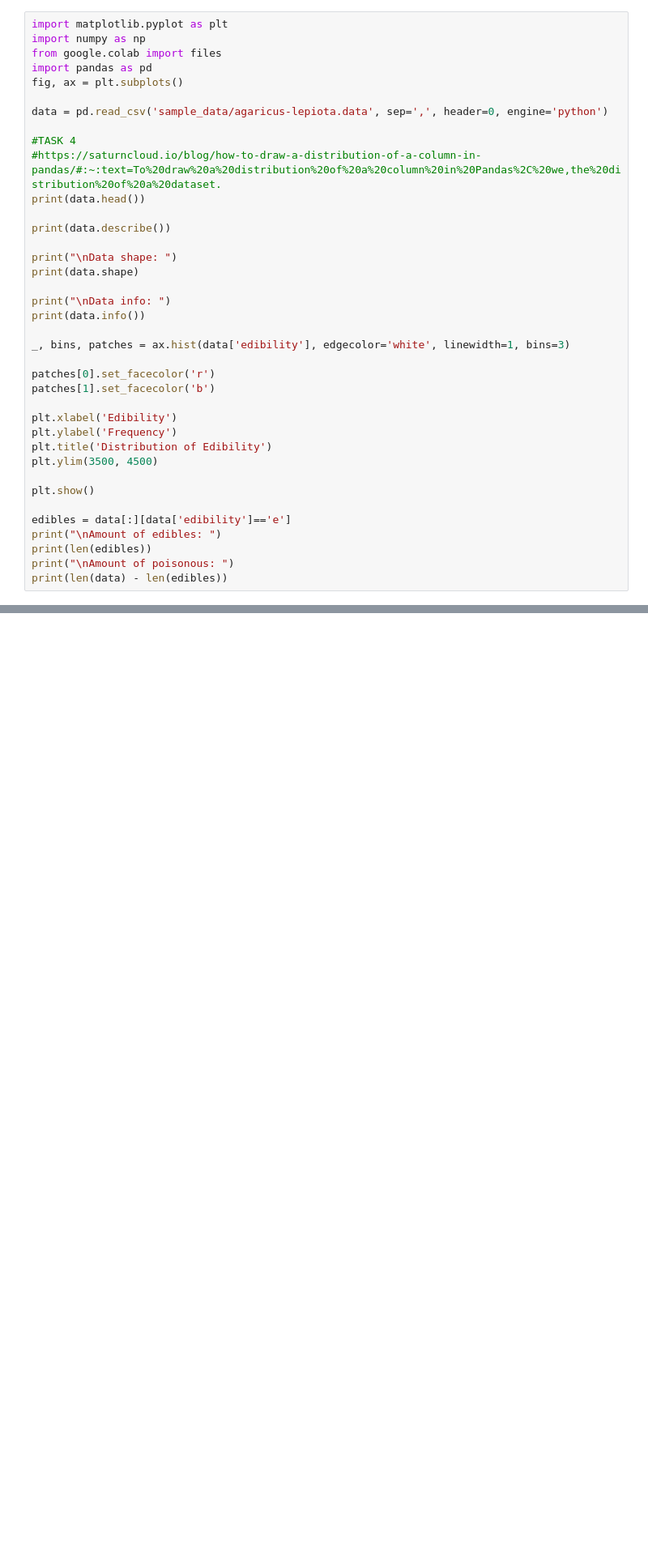
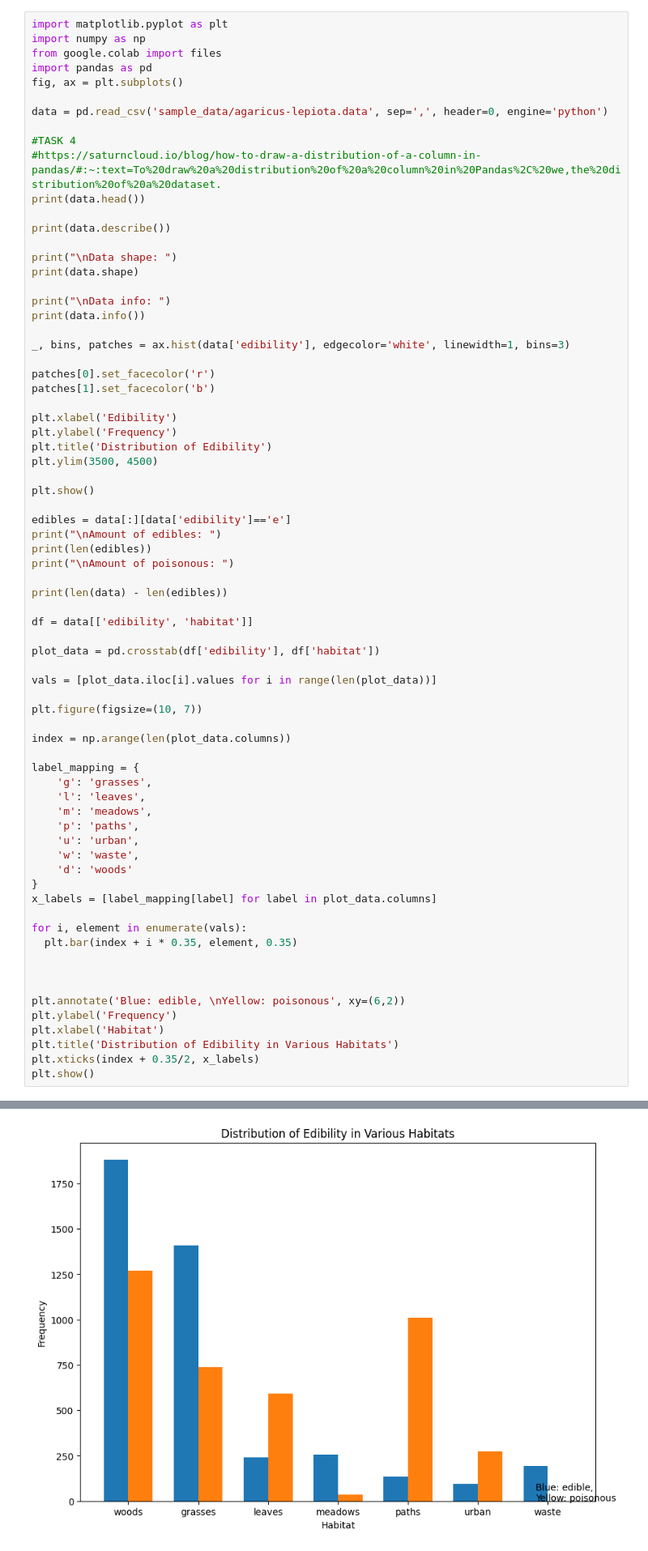
Before and after one commit to HolyBarrel/IDATT2502-MACHINE-LEARNING, a Jupyter notebook: delivery_five/Mushrooms.ipynb, the cells around one changed output, grey strips where cells are left out. Shown at 81% size. Saved outputs shown, nothing was run; the diff lists cells and outputs as text; blank space fills up the shorter version.

```diff
--- a/delivery_five/Mushrooms.ipynb
+++ b/delivery_five/Mushrooms.ipynb
@@ -47,33 +47,68 @@ plt.show()
 
 edibles = data[:][data['edibility']=='e']
 print("\nAmount of edibles: ")
 print(len(edibles))
 print("\nAmount of poisonous: ")
+
 print(len(data) - len(edibles))
+
+df = data[['edibility', 'habitat']]
+
+plot_data = pd.crosstab(df['edibility'], df['habitat'])
+
+vals = [plot_data.iloc[i].values for i in range(len(plot_data))]
+
+plt.figure(figsize=(10, 7))
+
+index = np.arange(len(plot_data.columns))
+
+label_mapping = {
+    'g': 'grasses',
+    'l': 'leaves',
+    'm': 'meadows',
+    'p': 'paths',
+    'u': 'urban',
+    'w': 'waste',
+    'd': 'woods'
+}
+x_labels = [label_mapping[label] for label in plot_data.columns]
+
+for i, element in enumerate(vals):
+  plt.bar(index + i * 0.35, element, 0.35)
+
+
+
+plt.annotate('Blue: edible, \nYellow: poisonous', xy=(6,2))
+plt.ylabel('Frequency')
+plt.xlabel('Habitat')
+plt.title('Distribution of Edibility in Various Habitats')
+plt.xticks(index + 0.35/2, x_labels)
+plt.show()
 # %% [output]
   edibility cap-shape cap-surface cap-color bruises? odor gill-attachment  \
 0         p         x           s         n        t    p               f
 1         e         x           s         y        t    a               f
 2         e         b           s         w        t    l               f
 3         p         x           y         w        t    p               f
 4         e         x           s         g        f    n               f
 
   gill-spacing gill-size gill-color  ... stalk-surface-below-ring  \
 0            c         n          k  ...                        s
 1            c         b          k  ...                        s
 2            c         b          n  ...                        s
 3            c         n          n  ...                        s
 ... (80 lines left out)
  22  habitat                   8124 non-null   object
 dtypes: object(23)
 memory usage: 1.4+ MB
 None
 [figure]
 Amount of edibles:
 4208
 
 Amount of poisonous:
 3916
+[figure, added]
 # %%
 #TASK 5
 
```
